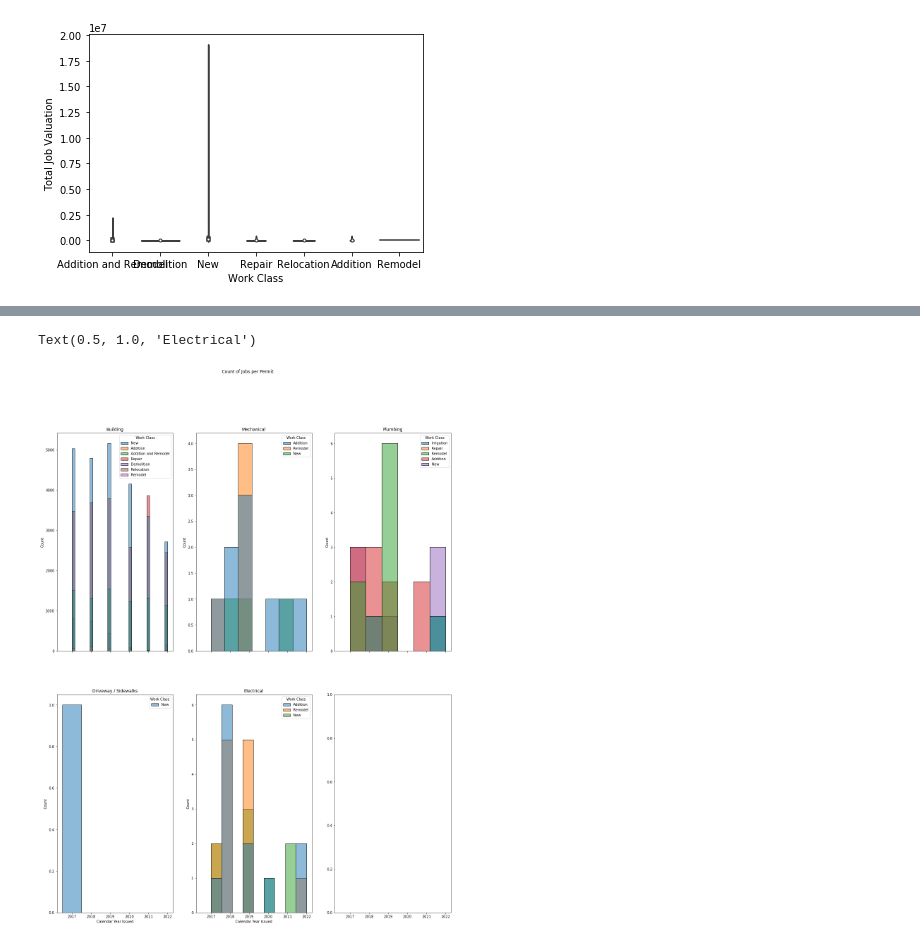
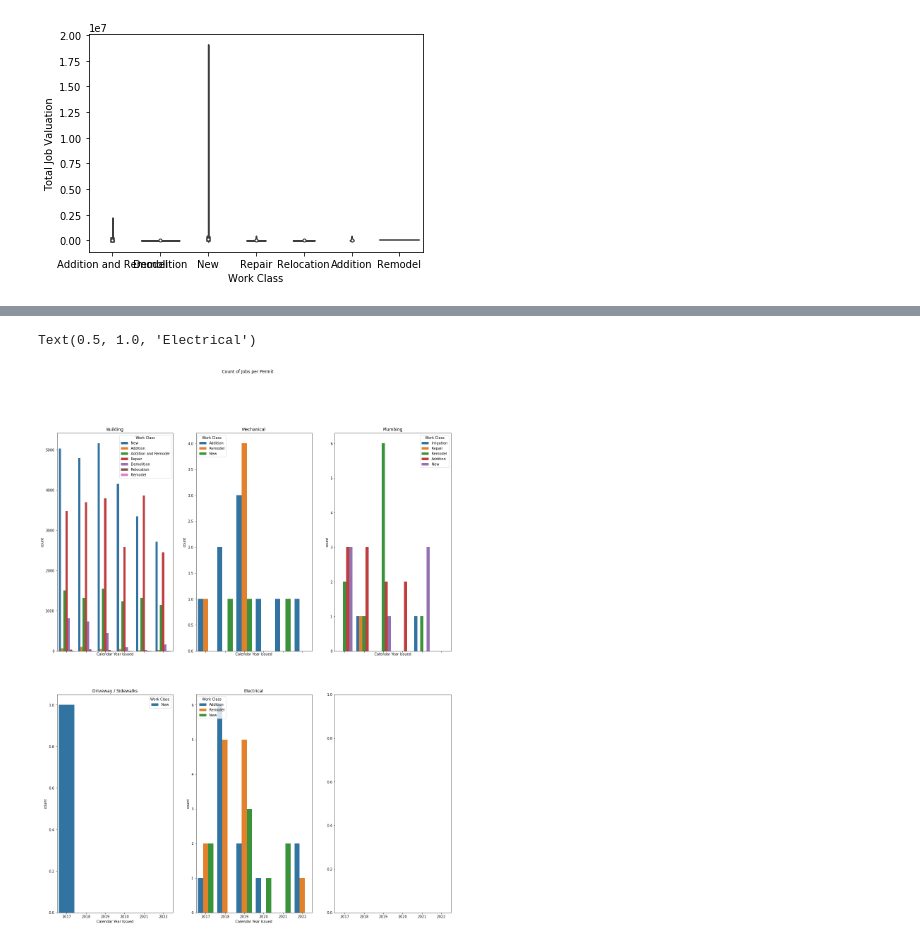
Before and after one commit to Josephslee99/CSE4-587Project, a Jupyter notebook: EDA.ipynb, the cells around one changed output, grey strips where cells are left out. Drawn from its saved outputs; the diff is of its cells as text; code cells hidden in the pictures.

```diff
--- a/EDA.ipynb
+++ b/EDA.ipynb
@@ -149,16 +145,16 @@ Text(0.5, 1.0, '2022')
 # %%
 fig, axes = plt.subplots(2,3,figsize=(20,25),sharex=True)
 fig.suptitle('Count of Jobs per Permit')
-sns.histplot(ax=axes[0,0],data=data[data['Permit Type Desc']=="Building Permit"],x='Calendar Year Issued',hue='Work Class')
+sns.countplot(ax=axes[0,0],data=data[data['Permit Type Desc']=="Building Permit"],x='Calendar Year Issued',hue='Work Class')
 axes[0,0].set_title('Building')
-sns.histplot(ax=axes[0,1],data=data[data['Permit Type Desc']=="Mechanical Permit"],x='Calendar Year Issued',hue='Work Class')
+sns.countplot(ax=axes[0,1],data=data[data['Permit Type Desc']=="Mechanical Permit"],x='Calendar Year Issued',hue='Work Class')
 axes[0,1].set_title('Mechanical')
-sns.histplot(ax=axes[0,2],data=data[data['Permit Type Desc']=="Plumbing Permit"],x='Calendar Year Issued',hue='Work Class')
+sns.countplot(ax=axes[0,2],data=data[data['Permit Type Desc']=="Plumbing Permit"],x='Calendar Year Issued',hue='Work Class')
 axes[0,2].set_title('Plumbing')
-sns.histplot(ax=axes[1,0],data=data[data['Permit Type Desc']=="Driveway / Sidewalks"],x='Calendar Year Issued',hue='Work Class')
+sns.countplot(ax=axes[1,0],data=data[data['Permit Type Desc']=="Driveway / Sidewalks"],x='Calendar Year Issued',hue='Work Class')
 axes[1,0].set_title('Driveway / Sidewalks')
-sns.histplot(ax=axes[1,1],data=data[data['Permit Type Desc']=="Electrical Permit"],x='Calendar Year Issued',hue='Work Class')
+sns.countplot(ax=axes[1,1],data=data[data['Permit Type Desc']=="Electrical Permit"],x='Calendar Year Issued',hue='Work Class')
 axes[1,1].set_title('Electrical')
 # %% [output]
 Text(0.5, 1.0, 'Electrical')
-[figure, old version]
+[figure, new version]
```
Also changed, not shown: parts of 4 cells of this notebook, 1 other file.
